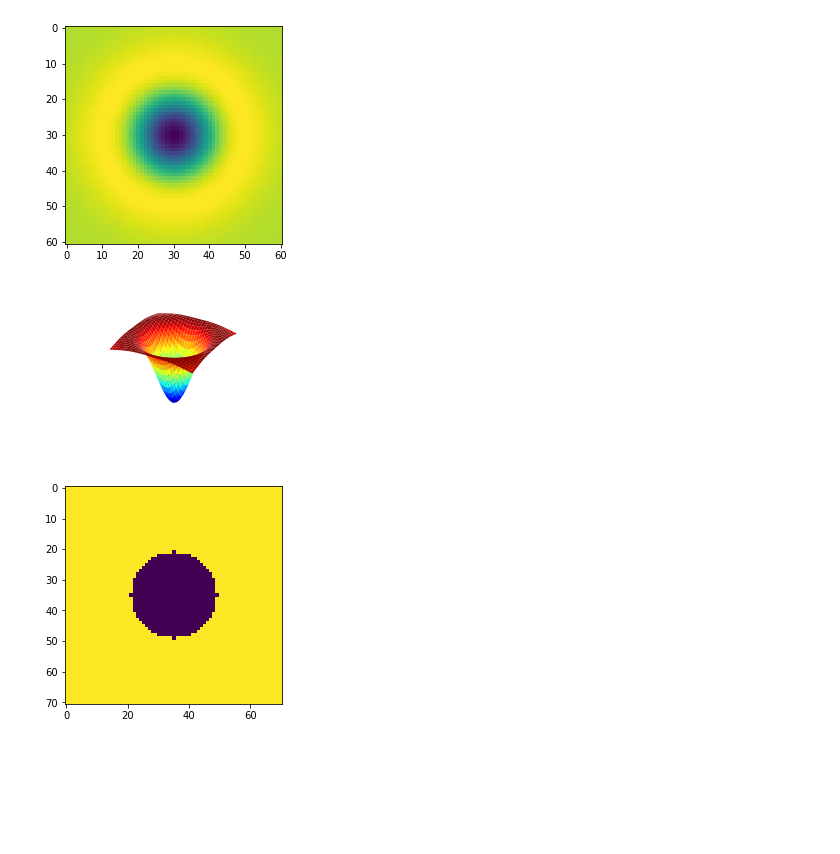
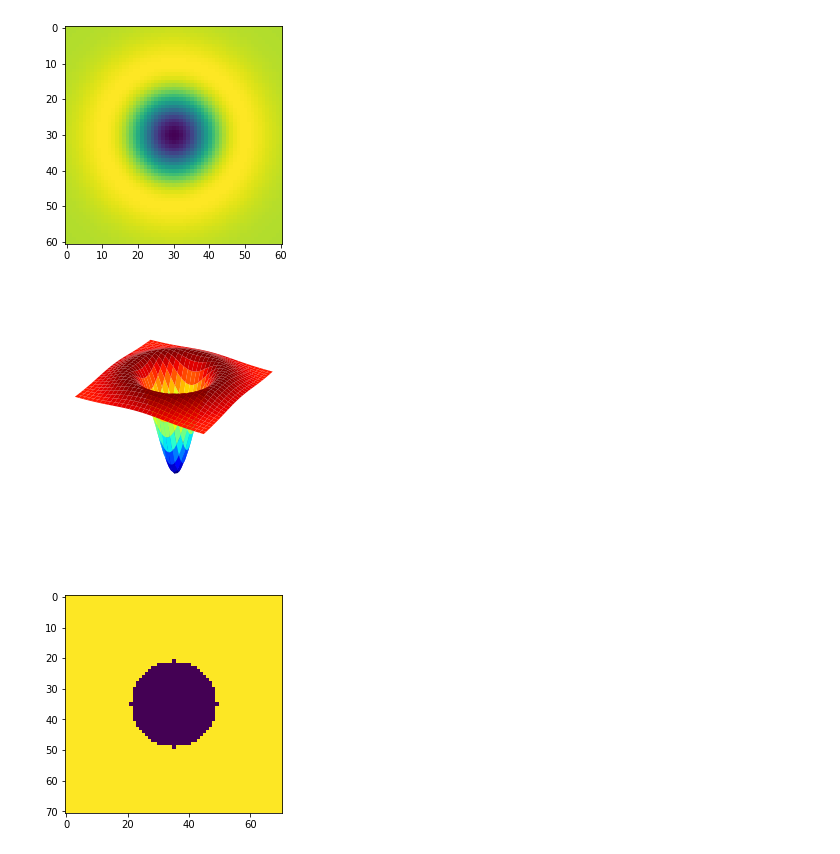
Before and after one commit to limalkasadith/S4-EN2550-Workspace, a Jupyter notebook: Exercises/Exersise 5/190538N_Excercise_05.ipynb, the cells around one changed output. Saved outputs shown, nothing was run; the diff lists cells and outputs as text; code cells hidden in the pictures; blank space fills up the shorter version.

```diff
--- a/Exercises/Exersise 5/190538N_Excercise_05.ipynb
+++ b/Exercises/Exersise 5/190538N_Excercise_05.ipynb
@@ -23,21 +23,21 @@ plt.show()
 # %%
 #Q1 - 3D plot
 import cv2 as cv
 import numpy as np
 import matplotlib.pyplot as plt
 from mpl_toolkits.mplot3d import Axes3D
 from matplotlib import cm
 
-fig,ax = plt.subplots(figsize=(10,3))
+X, Y = np.meshgrid(np.arange(-hw, hw + 1, 1), np.arange(-hw, hw + 1, 1))
+
+fig,ax = plt.subplots(figsize = (10,5))
 ax1 = fig.add_subplot(121,projection='3d')
-
 ax.axis("off")
-
-surf1 = ax1.plot_surface(X,Y,log,cmap=cm.jet,linewidth=0, antialiased = True)
+surf1 = ax1.plot_surface(X,Y,log, cmap=cm.jet,linewidth=0, antialiased = True)
 plt.axis('off')
 plt.show()
 # %% [output]
-[figure, old version]
+[figure, new version]
 # %%
 import cv2 as cv
 import numpy as np
```
Also changed, not shown: parts of 2 cells of this notebook.
